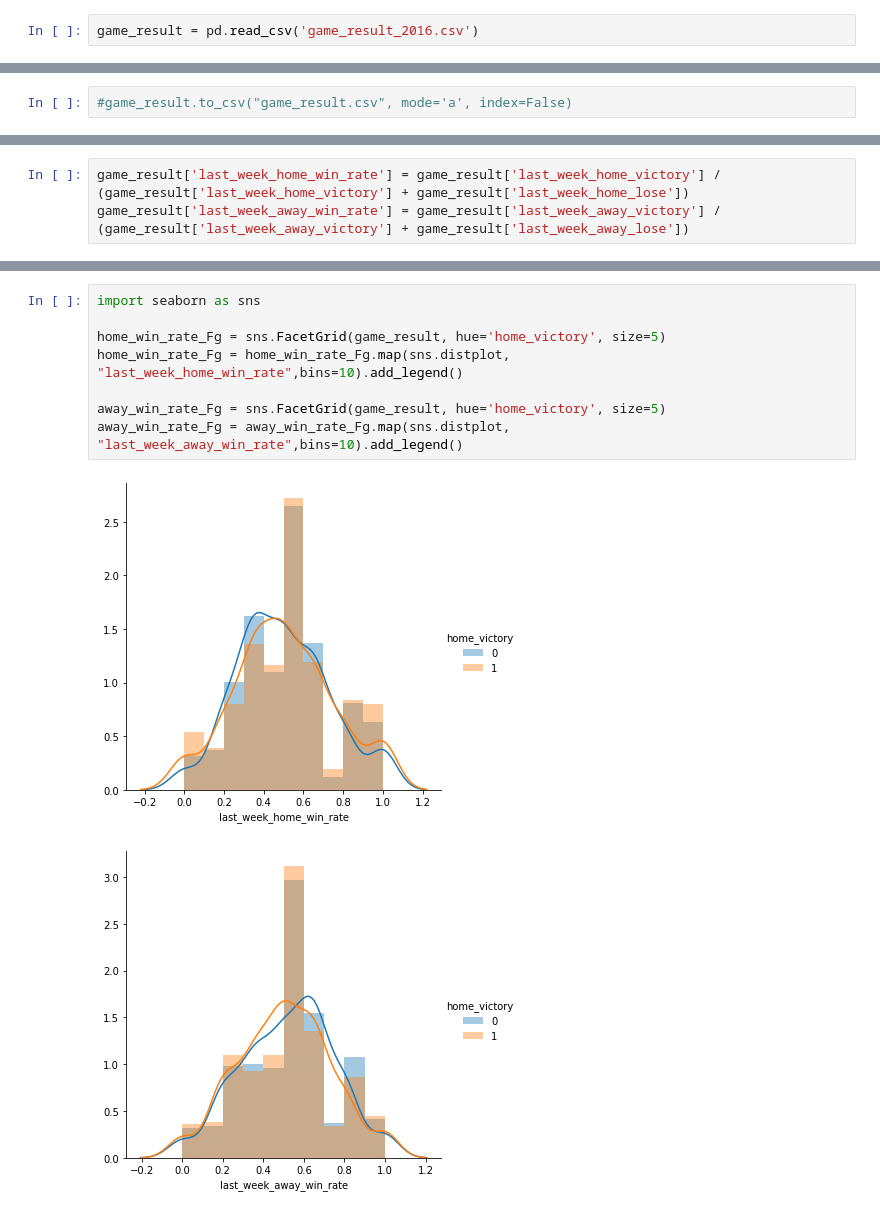
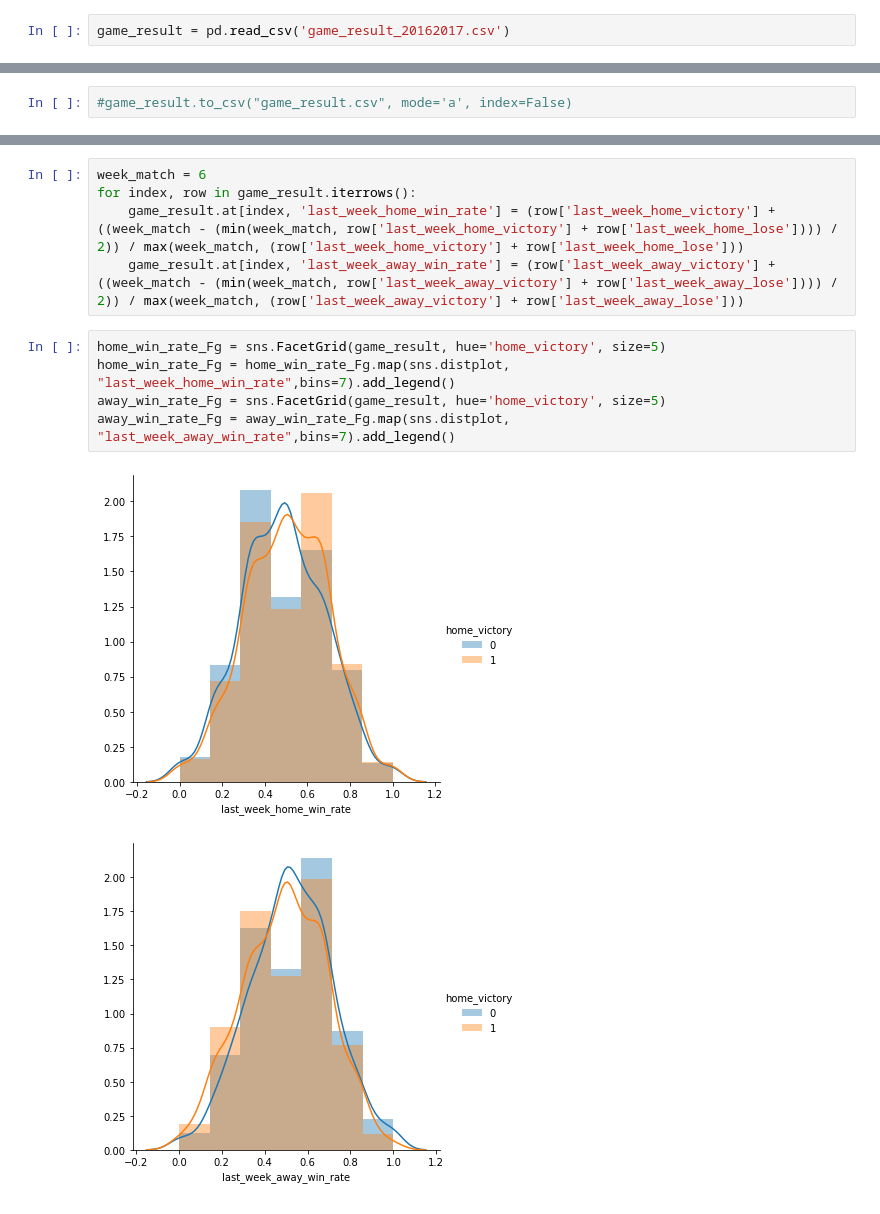
Before and after one commit to tubotu/baseball_predict, a Jupyter notebook: Untitled.ipynb, the cells around one changed output, grey strips where cells are left out. Saved outputs shown, nothing was run; the diff lists cells and outputs as text.

```diff
--- a/Untitled.ipynb
+++ b/Untitled.ipynb
@@ -2,7 +2,7 @@
 import pandas as pd
 import numpy as np
 # %%
-game_result = pd.read_csv('game_result_2016.csv')
+game_result = pd.read_csv('game_result_20162017.csv')
 # %%
 pd.set_option('display.max_columns', 600)
 # %%
@@ -416,3 +395,0 @@ N                      NaN
-# %%
-game_result['last_week_home_win_rate'] = game_result['last_week_home_victory'] / (game_result['last_week_home_victory'] + game_result['last_week_home_lose'])
-game_result['last_week_away_win_rate'] = game_result['last_week_away_victory'] / (game_result['last_week_away_victory'] + game_result['last_week_away_lose'])
@@ -439,11 +396,13 @@ game_result[['date', 'home_team', 'away_team', 'last_week_home_win_rate', 'last_
+# %%
+week_match = 6
+for index, row in game_result.iterrows():
+    game_result.at[index, 'last_week_home_win_rate'] = (row['last_week_home_victory'] + ((week_match - (min(week_match, row['last_week_home_victory'] + row['last_week_home_lose']))) / 2)) / max(week_match, (row['last_week_home_victory'] + row['last_week_home_lose']))
+    game_result.at[index, 'last_week_away_win_rate'] = (row['last_week_away_victory'] + ((week_match - (min(week_match, row['last_week_away_victory'] + row['last_week_away_lose']))) / 2)) / max(week_match, (row['last_week_away_victory'] + row['last_week_away_lose']))
 # %%
-import seaborn as sns
-
 home_win_rate_Fg = sns.FacetGrid(game_result, hue='home_victory', size=5)
-home_win_rate_Fg = home_win_rate_Fg.map(sns.distplot, "last_week_home_win_rate",bins=10).add_legend()
-
+home_win_rate_Fg = home_win_rate_Fg.map(sns.distplot, "last_week_home_win_rate",bins=7).add_legend()
 away_win_rate_Fg = sns.FacetGrid(game_result, hue='home_victory', size=5)
-away_win_rate_Fg = away_win_rate_Fg.map(sns.distplot, "last_week_away_win_rate",bins=10).add_legend()
+away_win_rate_Fg = away_win_rate_Fg.map(sns.distplot, "last_week_away_win_rate",bins=7).add_legend()
 # %% [output]
-[figure, old version]
+[figure, new version]
-[figure, old version]
+[figure, new version]
```
Also changed, not shown: parts of 10 cells of this notebook.
